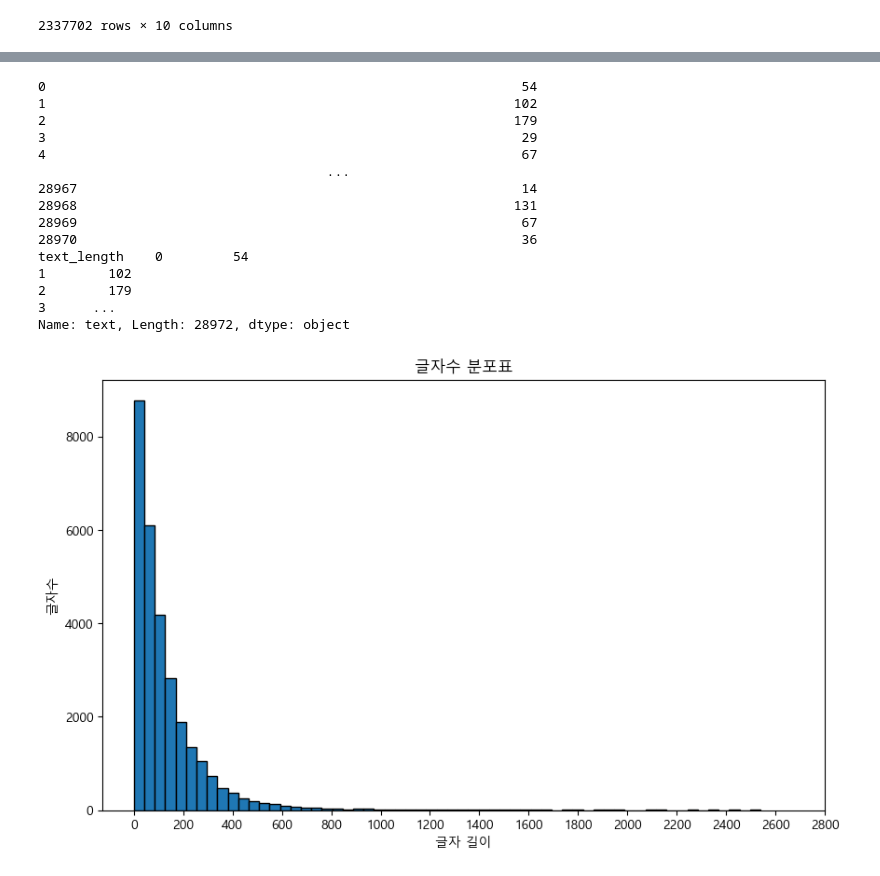
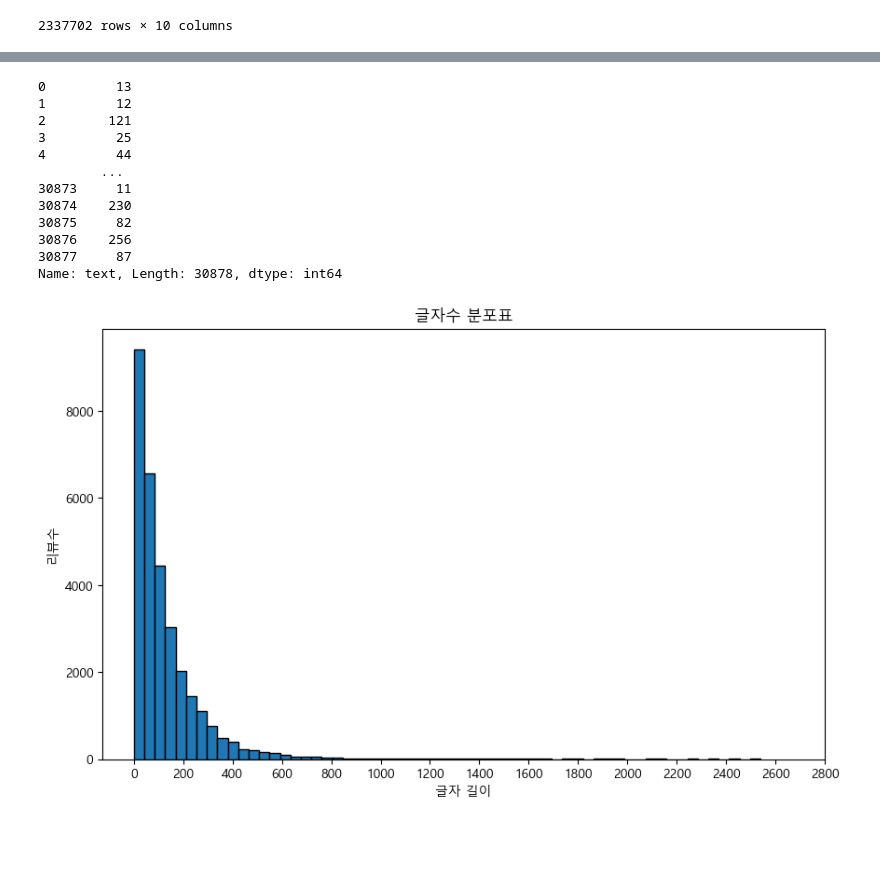
Before and after one commit to smallbrowndog/3-1_project, a Jupyter notebook: f_cleaned.ipynb, the cells around one changed output, grey strips where cells are left out. Saved outputs shown, nothing was run; the diff lists cells and outputs as text; code cells hidden in the pictures; blank space fills up the shorter version.

```diff
--- a/f_cleaned.ipynb
+++ b/f_cleaned.ipynb
@@ -3,8 +3,13 @@ import json
 import pandas as pd
 import matplotlib.pyplot as plt
 # %%
-amazon_review = pd.read_json('C:/Users/김기주/3-1project/data/Amazon_Fashion.jsonl', lines=True)
-amazon_meta = pd.read_json('C:/Users/김기주/3-1project/data/meta_Amazon_Fashion.jsonl', lines=True)
+# 집
+# amazon_review = pd.read_json('C:/Users/김기주/3-1project/data/Amazon_Fashion.jsonl', lines=True)
+# amazon_meta = pd.read_json('C:/Users/김기주/3-1project/data/meta_Amazon_Fashion.jsonl', lines=True)
+
+# 학교
+amazon_review = pd.read_json('C:/Users/user/Desktop/2019136165 김기주/캡스톤프로젝트/fashion/Amazon_Fashion.jsonl', lines=True)
+amazon_meta = pd.read_json('C:/Users/user/Desktop/2019136165 김기주/캡스톤프로젝트/fashion/meta_Amazon_Fashion.jsonl', lines=True)
 # %%
 print(amazon_review.columns)
 print(amazon_meta.columns)
@@ -90,6 +121,6 @@ Name: count, dtype: int64
 # %%
 fin_df = c_a_r[c_a_r['parent_asin'].isin(['B09KHSM7BB', 'B09M6X79V9', 'B09H6MXJ71', 'B07CQ84KLT', 'B07BM9GWG7', 'B0BVMLJTFS', 'B08F1V3KB9', 'B0B2KL8C8Q', 'B009R09Z8W', 'B0928FSGGD', 'B09MJ6NSNM',
-                                               'B084LJ5ZJ5', 'B097RFTKJP', 'B07XD71F1H', 'B07YSSNLSW', 'B076QD9NP1'])].sort_values('parent_asin').reset_index(drop=True)
+                                               'B084LJ5ZJ5', 'B097RFTKJP', 'B07XD71F1H', 'B076QD9NP1', 'B0B16Q1854', 'B01JUP0DLQ', 'B07S8KMCQW'])].sort_values('parent_asin').reset_index(drop=True)
 fin_df
 # %% [output]
 |  | rating | title | text | images | asin | parent_asin | user_id | timestamp | helpful_vote | ... |
@@ -132,31 +186,28 @@ plt.show()
 # %%
-df['text_length'] = fin_df['text'].str.len()
+df = fin_df['text'].str.len()
 df
 # %% [output]
-0                                                             54
-1                                                            102
-2                                                            179
-3                                                             29
-4                                                             67
-                                     ...
-28967                                                         14
-28968                                                        131
-28969                                                         67
-28970                                                         36
-text_length    0         54
-1        102
-2        179
-3      ...
-Name: text, Length: 28972, dtype: object
+0         13
+1         12
+2        121
+3         25
+4         44
+        ...
+30873     11
+30874    230
+30875     82
+30876    256
+30877     87
+Name: text, Length: 30878, dtype: int64
 # %%
-text_length_counts = df['text_length'].value_counts()
+text_length_counts = df.value_counts()
 
 plt.figure(figsize=(10, 6))
-plt.hist(df['text_length'], bins=60, edgecolor='black')
+plt.hist(df, bins=60, edgecolor='black')
 plt.xlabel('글자 길이')
-plt.ylabel('글자수')
+plt.ylabel('리뷰수')
 plt.xticks(range(0, 3000, 200))
 plt.title('글자수 분포표')
 plt.show()
 # %% [output]
-[figure, old version]
+[figure, new version]
```
Also changed, not shown: parts of 15 cells of this notebook.
